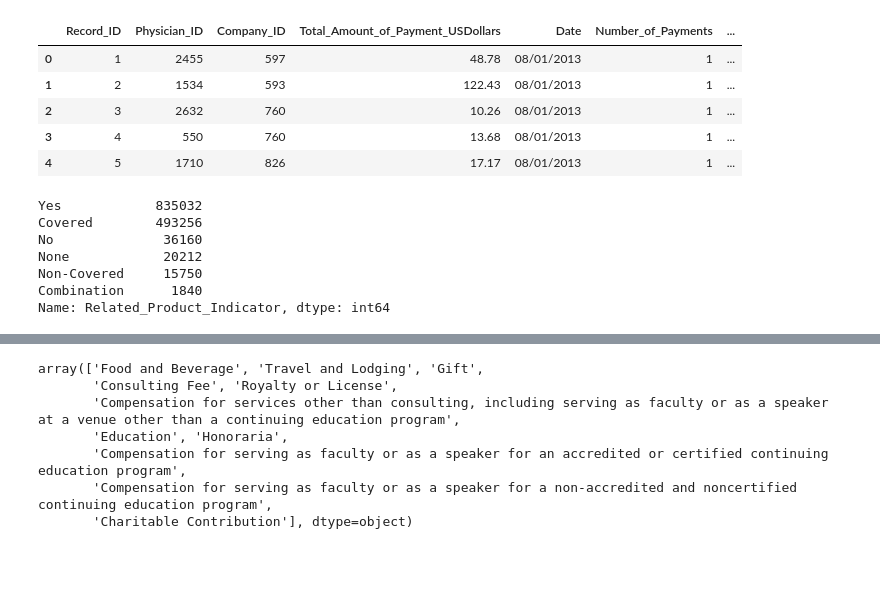
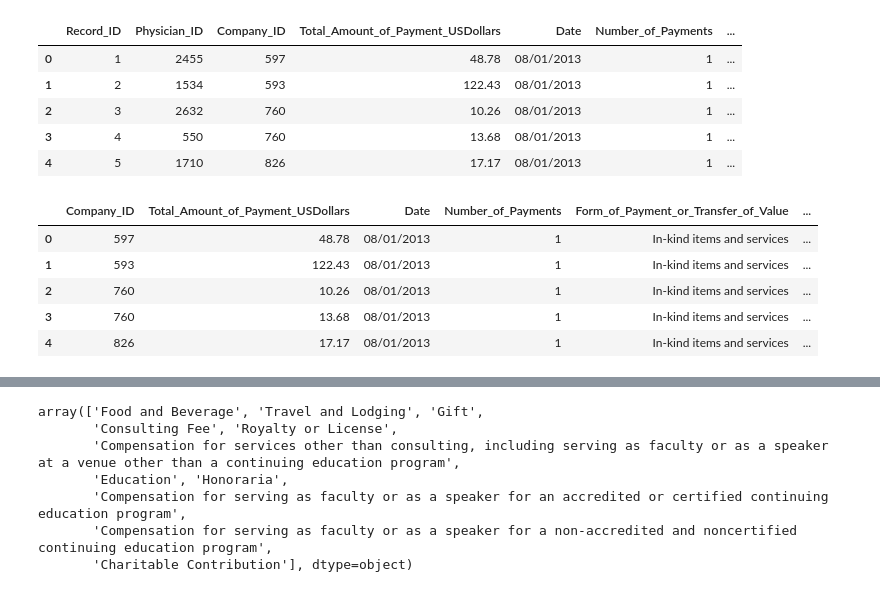
Before and after one commit to qffdhruba1123/analytics_cup_2021, a Jupyter notebook: Intelligent_Squid_Working_Notebook_qffd.ipynb, the cells around one changed output, grey strips where cells are left out. Cells and saved outputs as stored; diff of their text form; code cells hidden in the pictures; blank space fills up the shorter version.

```diff
--- a/Intelligent_Squid_Working_Notebook_qffd.ipynb
+++ b/Intelligent_Squid_Working_Notebook_qffd.ipynb
@@ -116,13 +115,13 @@ df.head()
 | 2 | 3 | 2632 | 760 | 10.26 | 08/01/2013 | 1 | ... |
 | 3 | 4 | 550 | 760 | 13.68 | 08/01/2013 | 1 | ... |
 | 4 | 5 | 1710 | 826 | 17.17 | 08/01/2013 | 1 | ... |
-# %%
-df.Related_Product_Indicator.value_counts()
-# %% [output]
-Yes            835032
-Covered        493256
-No              36160
-None            20212
-Non-Covered     15750
-Combination      1840
-Name: Related_Product_Indicator, dtype: int64
+# %%
+df.drop(columns=['Record_ID', 'Physician_ID', 'set', 'First_Name', 'Middle_Name', 'Last_Name', 'Name_Suffix', 'Company_Name'],inplace=True)
+df.head()
+# %% [output]
+|  | Company_ID | Total_Amount_of_Payment_USDollars | Date | Number_of_Payments | Form_of_Payment_or_Transfer_of_Value | ... |
+| 0 | 597 | 48.78 | 08/01/2013 | 1 | In-kind items and services | ... |
+| 1 | 593 | 122.43 | 08/01/2013 | 1 | In-kind items and services | ... |
+| 2 | 760 | 10.26 | 08/01/2013 | 1 | In-kind items and services | ... |
+| 3 | 760 | 13.68 | 08/01/2013 | 1 | In-kind items and services | ... |
+| 4 | 826 | 17.17 | 08/01/2013 | 1 | In-kind items and services | ... |
```
Also changed, not shown: parts of 9 cells of this notebook, 1 other file.
